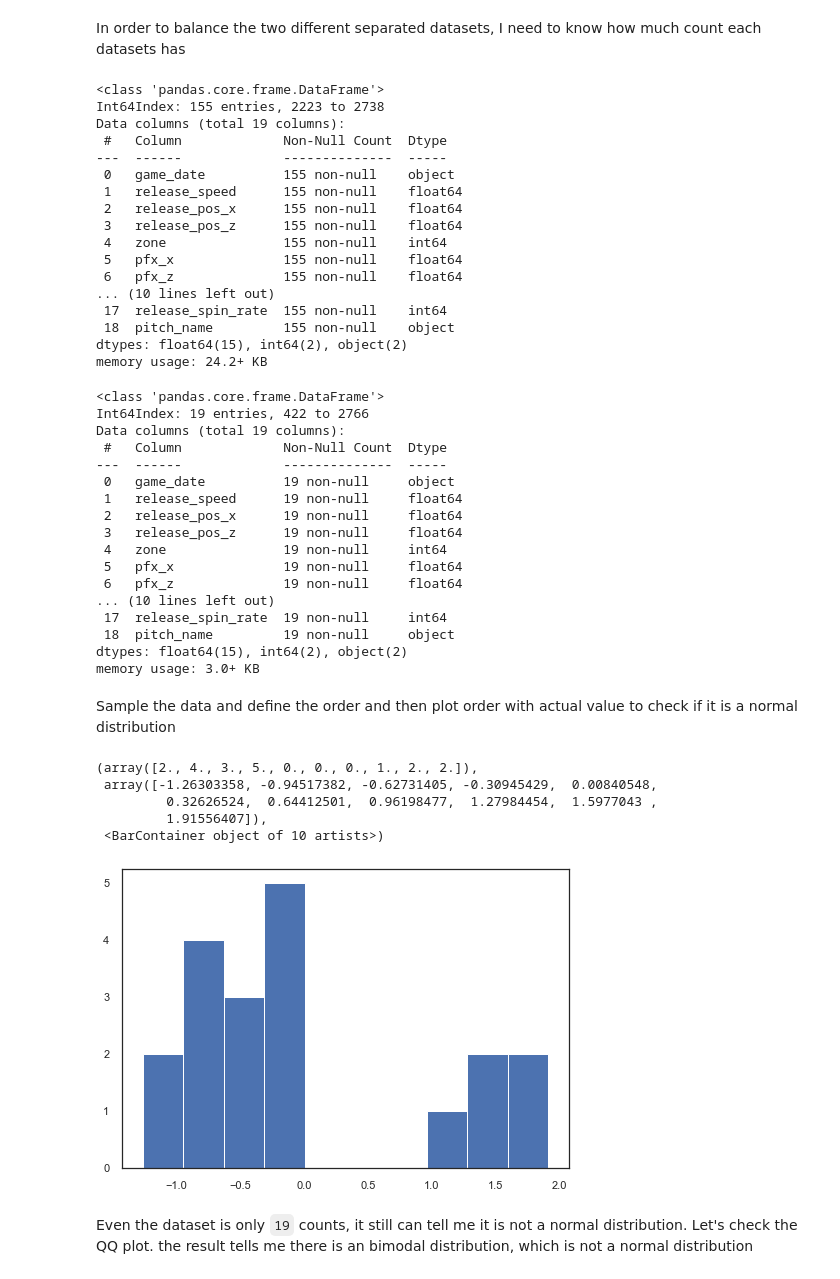
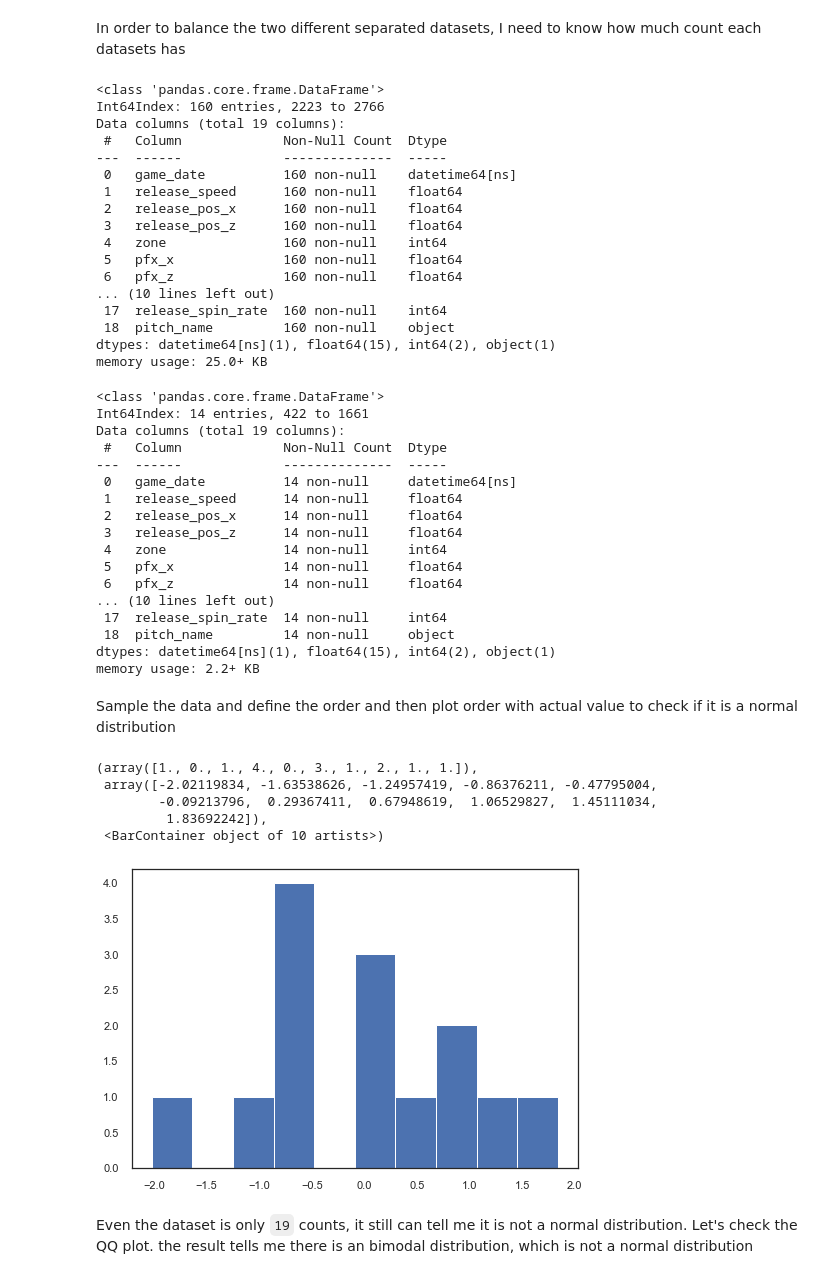
Before and after one commit to ollill0823/003.MLB-data-analysis, a Jupyter notebook: FinalProject/2022-03-12-Final-project.ipynb, the cells around one changed output. Cells and saved outputs as stored; diff of their text form; code cells hidden in the pictures.

```diff
--- a/FinalProject/2022-03-12-Final-project.ipynb
+++ b/FinalProject/2022-03-12-Final-project.ipynb
@@ -317,5 +322,6 @@ visualizer.poof()
 # %% [markdown]
 So I start to do linear regression analysis, based on the drop time: `2021/6/11` to separate the dataset
 # %%
+Richard_CH['game_date'] = pd.to_datetime(Richard_CH['game_date'])
 Richard_CH_sample_yes = Richard_CH[Richard_CH.game_date >= '2021/6/11' ]
 Richard_CH_sample_no = Richard_CH[Richard_CH.game_date <= '2021/6/11' ]
@@ -326,57 +338,57 @@ In order to balance the two different separated datasets, I need to know how muc
 Richard_CH_sample_yes.info()
 # %% [output]
 <class 'pandas.core.frame.DataFrame'>
-Int64Index: 155 entries, 2223 to 2738
+Int64Index: 160 entries, 2223 to 2766
 Data columns (total 19 columns):
  #   Column             Non-Null Count  Dtype
 ---  ------             --------------  -----
- 0   game_date          155 non-null    object
- 1   release_speed      155 non-null    float64
- 2   release_pos_x      155 non-null    float64
- 3   release_pos_z      155 non-null    float64
- 4   zone               155 non-null    int64
- 5   pfx_x              155 non-null    float64
- 6   pfx_z              155 non-null    float64
+ 0   game_date          160 non-null    datetime64[ns]
+ 1   release_speed      160 non-null    float64
+ 2   release_pos_x      160 non-null    float64
+ 3   release_pos_z      160 non-null    float64
+ 4   zone               160 non-null    int64
+ 5   pfx_x              160 non-null    float64
+ 6   pfx_z              160 non-null    float64
 ... (10 lines left out)
- 17  release_spin_rate  155 non-null    int64
- 18  pitch_name         155 non-null    object
-dtypes: float64(15), int64(2), object(2)
-memory usage: 24.2+ KB
+ 17  release_spin_rate  160 non-null    int64
+ 18  pitch_name         160 non-null    object
+dtypes: datetime64[ns](1), float64(15), int64(2), object(1)
+memory usage: 25.0+ KB
 # %%
 #collapse-output
 Richard_CH_sample_no.info()
 # %% [output]
 <class 'pandas.core.frame.DataFrame'>
-Int64Index: 19 entries, 422 to 2766
+Int64Index: 14 entries, 422 to 1661
 Data columns (total 19 columns):
  #   Column             Non-Null Count  Dtype
 ---  ------             --------------  -----
- 0   game_date          19 non-null     object
- 1   release_speed      19 non-null     float64
- 2   release_pos_x      19 non-null     float64
- 3   release_pos_z      19 non-null     float64
- 4   zone               19 non-null     int64
- 5   pfx_x              19 non-null     float64
- 6   pfx_z              19 non-null     float64
+ 0   game_date          14 non-null     datetime64[ns]
+ 1   release_speed      14 non-null     float64
+ 2   release_pos_x      14 non-null     float64
+ 3   release_pos_z      14 non-null     float64
+ 4   zone               14 non-null     int64
+ 5   pfx_x              14 non-null     float64
+ 6   pfx_z              14 non-null     float64
 ... (10 lines left out)
- 17  release_spin_rate  19 non-null     int64
- 18  pitch_name         19 non-null     object
-dtypes: float64(15), int64(2), object(2)
-memory usage: 3.0+ KB
+ 17  release_spin_rate  14 non-null     int64
+ 18  pitch_name         14 non-null     object
+dtypes: datetime64[ns](1), float64(15), int64(2), object(1)
+memory usage: 2.2+ KB
 # %% [markdown]
 Sample the data and define the order and then plot order with actual value to check if it is a normal distribution
 # %%
-Richard_CH_sample_yes = Richard_CH_sample_yes.sample(19)
+Richard_CH_sample_yes = Richard_CH_sample_yes.sample(14)
 from sklearn.preprocessing import scale
-diff_res = scale(np.array(Richard_CH_sample_yes['release_spin_rate']) - np.array(Richard_CH_sample_no['release_spin_rate']))
-plt.hist(diff_res)
+diff_res_CH = scale(np.array(Richard_CH_sample_yes['release_spin_rate']) - np.array(Richard_CH_sample_no['release_spin_rate']))
+plt.hist(diff_res_CH)
 # %% [output]
-(array([2., 4., 3., 5., 0., 0., 0., 1., 2., 2.]),
- array([-1.26303358, -0.94517382, -0.62731405, -0.30945429,  0.00840548,
-         0.32626524,  0.64412501,  0.96198477,  1.27984454,  1.5977043 ,
-         1.91556407]),
+(array([1., 0., 1., 4., 0., 3., 1., 2., 1., 1.]),
+ array([-2.02119834, -1.63538626, -1.24957419, -0.86376211, -0.47795004,
+        -0.09213796,  0.29367411,  0.67948619,  1.06529827,  1.45111034,
+         1.83692242]),
  <BarContainer object of 10 artists>)
-[figure, old version]
+[figure, new version]
 # %% [markdown]
 Even the dataset is only `19` counts, it still can tell me it is not a normal distribution. Let's check the QQ plot.
 the result tells me there is an bimodal distribution, which is not a normal distribution
```
Also changed, not shown: parts of 47 cells of this notebook.
